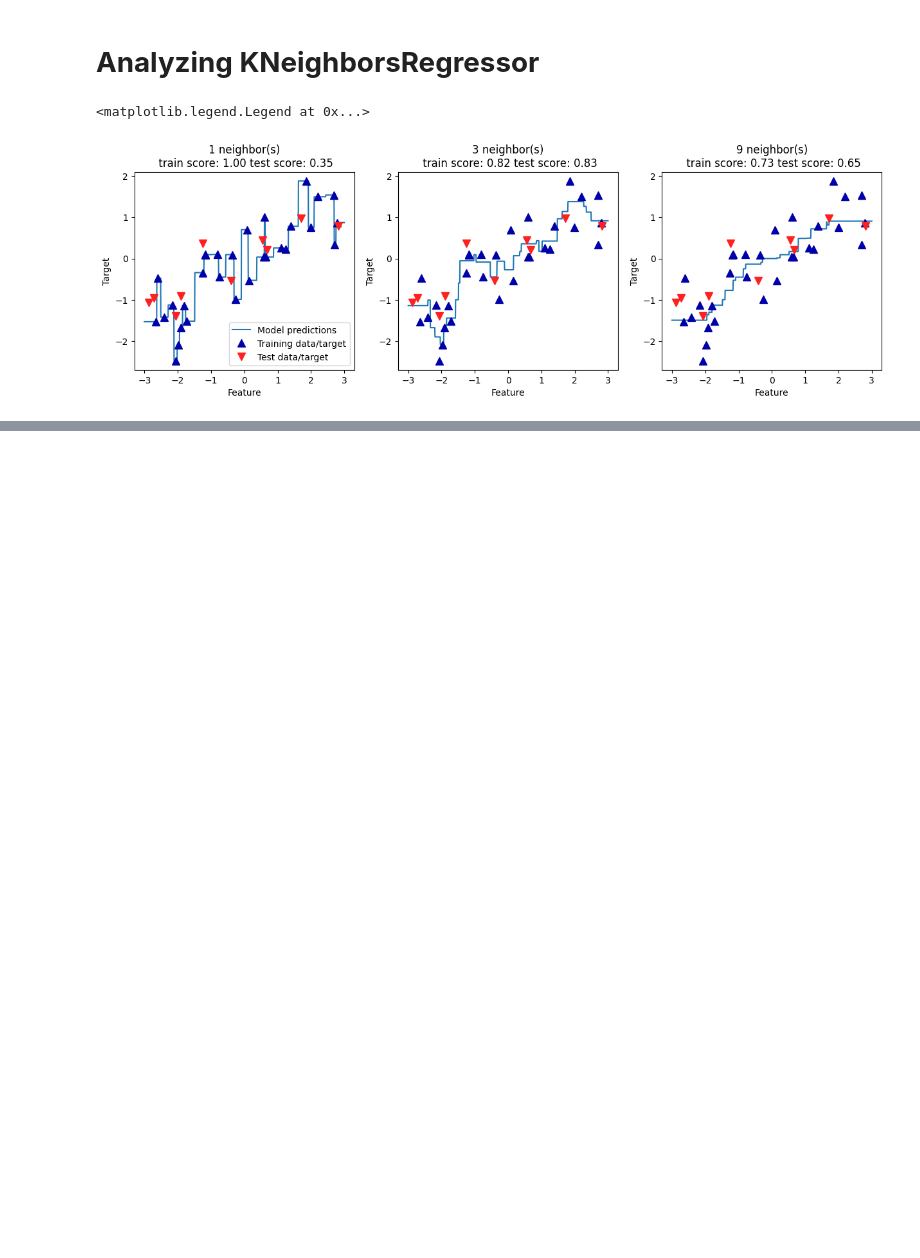
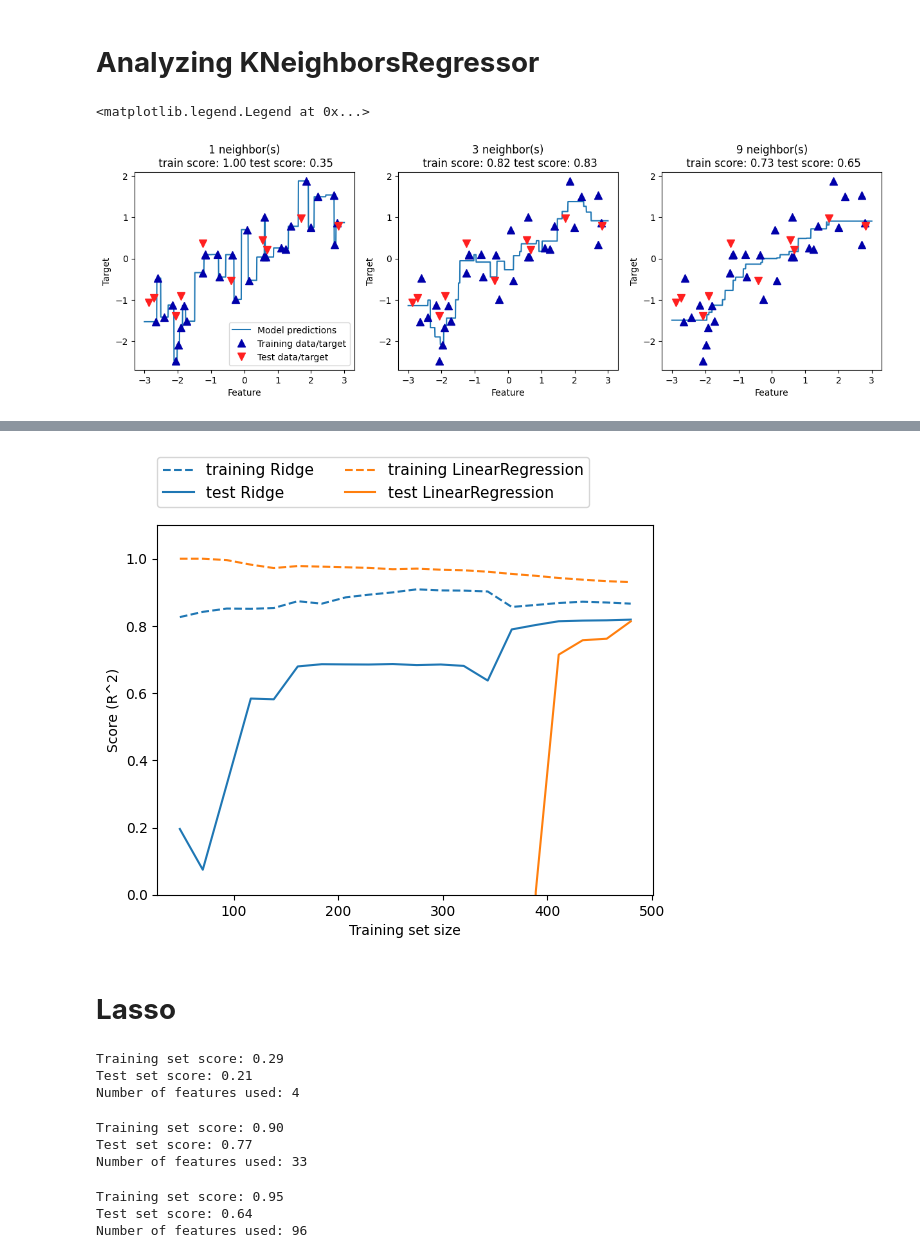
Before and after one commit to Saifullah785/intro-to-ml-with-python-notes-practice, a Jupyter notebook: Chapter_02_Supervised_Learning/Chapter_02_Supervised_Learning.ipynb, the cells around one changed output, grey strips where cells are left out. Saved outputs shown, nothing was run; the diff lists cells and outputs as text; code cells hidden in the pictures; blank space fills up the shorter version.

```diff
--- a/Chapter_02_Supervised_Learning/Chapter_02_Supervised_Learning.ipynb
+++ b/Chapter_02_Supervised_Learning/Chapter_02_Supervised_Learning.ipynb
@@ -278,0 +329,8 @@ axes[0].legend(["Model predictions", "Training data/target",
+# %%
+# Load the extended Boston housing dataset
+X, y = mglearn.datasets.load_extended_boston()
+
+# Split the data into training and test sets with a random state of 0
+X_train, X_test, y_train, y_test = train_test_split(X, y, random_state=0)
+# Instantiate and fit the Linear Regression model
+lr = LinearRegression().fit(X_train, y_train)
@@ -278,0 +403,54 @@ axes[0].legend(["Model predictions", "Training data/target",
+# %%
+# Plot the effect of n_samples on Ridge regression
+mglearn.plots.plot_ridge_n_samples()
+#
+# %% [output]
+[figure, added]
+# %% [markdown]
+# **Lasso**
+# %%
+from sklearn.linear_model import Lasso
+
+# Instantiate and fit the Lasso regression model with default alpha (alpha=1.0)
+lasso = Lasso().fit(X_train, y_train)
+# Evaluate the Lasso model on the training set using R^2 score
+print('Training set score: {:.2f}'.format(lasso.score(X_train, y_train)))
+# Evaluate the Lasso model on the test set using R^2 score
+print('Test set score: {:.2f}'.format(lasso.score(X_test, y_test)))
+# Print the number of features used (non-zero coefficients)
+print('Number of features used:', np.sum(lasso.coef_ != 0))
+#
+# %% [output]
+Training set score: 0.29
+Test set score: 0.21
+Number of features used: 4
+# %%
+# we increase the default setting of "max_iter",
+# otherwise the model would warn us that we should increase max_iter.
+
+# Instantiate and fit the Lasso regression model with alpha=0.01 and increased max_iter
+lasso001 = Lasso(alpha=0.01, max_iter=100000).fit(X_train, y_train)
+# Evaluate the Lasso model with alpha=0.01 on the training set using R^2 score
+print('Training set score: {:.2f}'.format(lasso001.score(X_train, y_train)))
+# Evaluate the Lasso model with alpha=0.01 on the test set using R^2 score
+print('Test set score: {:.2f}'.format(lasso001.score(X_test, y_test)))
+# Print the number of features used (non-zero coefficients)
+print('Number of features used:', np.sum(lasso001.coef_ != 0))
+# %% [output]
+Training set score: 0.90
+Test set score: 0.77
+Number of features used: 33
+# %%
+# Instantiate and fit the Lasso regression model with alpha=0.0001 and increased max_iter
+lasso00001 = Lasso(alpha=0.0001, max_iter=100000).fit(X_train, y_train)
+# Evaluate the Lasso model with alpha=0.0001 on the training set using R^2 score
+print('Training set score: {:.2f}'.format(lasso00001.score(X_train, y_train)))
+# Evaluate the Lasso model with alpha=0.0001 on the test set using R^2 score
+print('Test set score: {:.2f}'.format(lasso00001.score(X_test, y_test)))
+# Print the number of features used (non-zero coefficients)
+print('Number of features used:', np.sum(lasso00001.coef_ != 0))
+#
+# %% [output]
+Training set score: 0.95
+Test set score: 0.64
+Number of features used: 96
```
Also changed, not shown: parts of 16 cells of this notebook.
